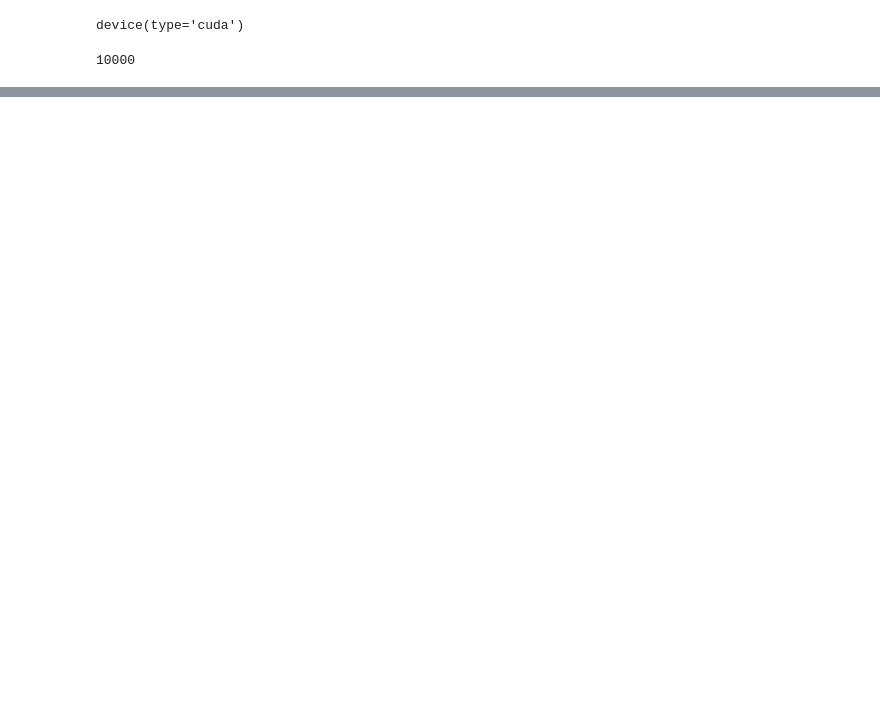
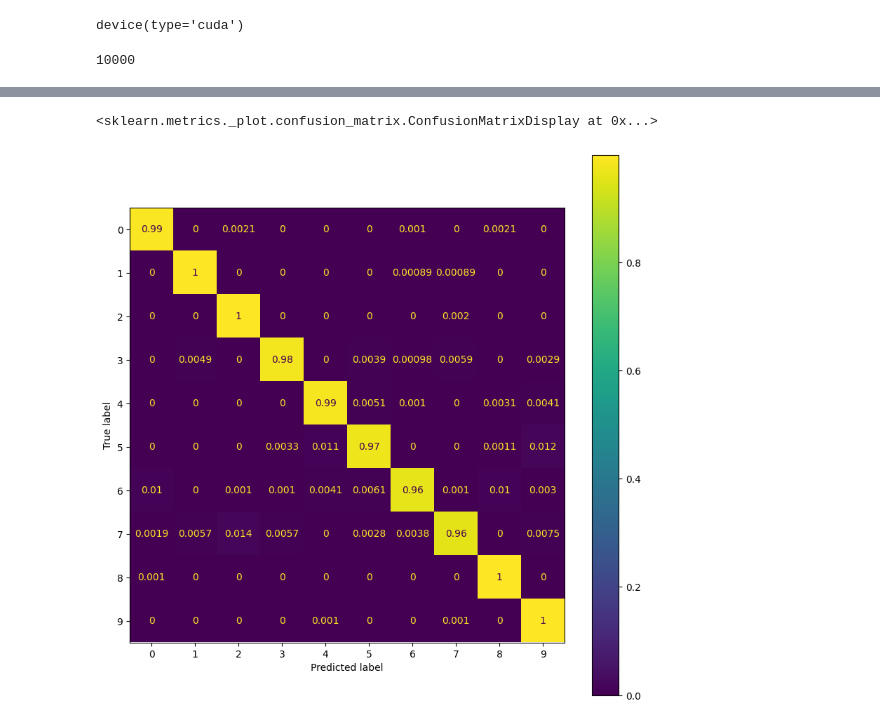
Before and after one commit to kenoma/pytorch-fuzzy, a Jupyter notebook: experiments_mamdani_mnist.ipynb, the cells around one changed output, grey strips where cells are left out. Drawn from its saved outputs; the diff is of its cells as text; code cells hidden in the pictures; blank space fills up the shorter version.

```diff
--- a/experiments_mamdani_mnist.ipynb
+++ b/experiments_mamdani_mnist.ipynb
@@ -13,12 +13,12 @@ from tqdm.auto import tqdm
 from torchfuzzy import FuzzyLayer, DefuzzyLinearLayer
 # %%
 batch_size = 256
-learning_rate = 1e-4
+learning_rate = 2e-3
 weight_decay = 1e-2
 labels_count = 10
-num_epochs = 20
+num_epochs = 100
 fuzzy_dim = 2
-fuzzy_rules_count = 10
+fuzzy_rules_count = 100
 
 prefix = "mamdani_mnist"
 writer = SummaryWriter(f'runs/mnist/{prefix}_{datetime.now().strftime("%Y%m%d-%H%M%S")}')
@@ -141,7 +137,9 @@ class MamdaniFIS(nn.Module):
 
         self.fuzzy = nn.Sequential(
             FuzzyLayer.from_dimensions(fuzzy_dim, fuzzy_rules_count, trainable=True),
-            DefuzzyLinearLayer.from_dimensions(fuzzy_rules_count, labels_count)
+            nn.Softmax(1),
+            nn.Linear(fuzzy_rules_count, labels_count, bias=False)
+            #DefuzzyLinearLayer.from_dimensions(fuzzy_rules_count, labels_count)
         )
 
     def forward(self, x):
@@ -287,0 +292,27 @@ Epoch 4/20
+# %%
+# encode and plot the z values for the train set
+model.eval()
+features2d = []
+labels_predicted = []
+labels_expected = []
+with torch.no_grad():
+    for data, target in tqdm(test_loader, desc='Encoding'):
+        data = data.view((-1,1,28,28)).to(device)
+        ft = model.encoder.forward(data)
+        labs = model.forward(data)
+        features2d.append(ft.cpu().numpy())
+        labels_predicted.append(np.argmax(labs.cpu().numpy(), axis=1))
+        labels_expected.append(np.argmax(target.squeeze(1).cpu().numpy(), axis=1))
+
+features2d = np.concatenate(features2d, axis=0)
+labels_predicted = np.concatenate(labels_predicted, axis=0)
+labels_expected = np.concatenate(labels_expected, axis=0)
+# %%
+from sklearn.metrics import confusion_matrix, ConfusionMatrixDisplay
+cm = confusion_matrix(labels_predicted, labels_expected, normalize='true')
+cmd = ConfusionMatrixDisplay(cm)
+fig, ax = plt.subplots(figsize=(10,10))
+cmd.plot(ax=ax)
+# %% [output]
+<sklearn.metrics._plot.confusion_matrix.ConfusionMatrixDisplay at 0x...>
+[figure, added]
```
Also changed, not shown: parts of 6 cells of this notebook, 2 other files.
